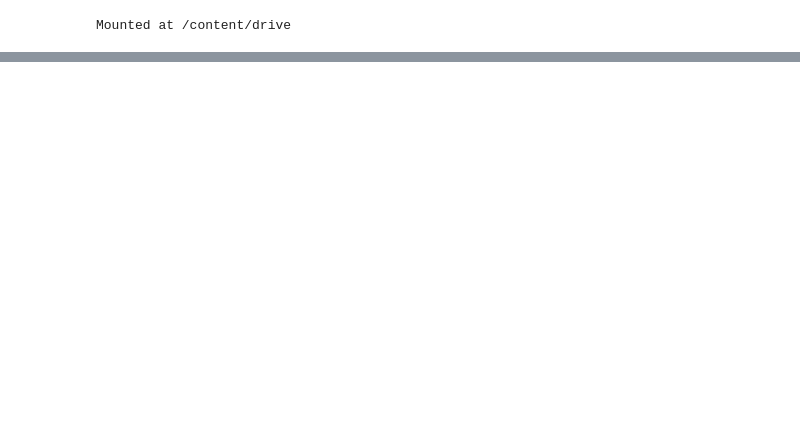
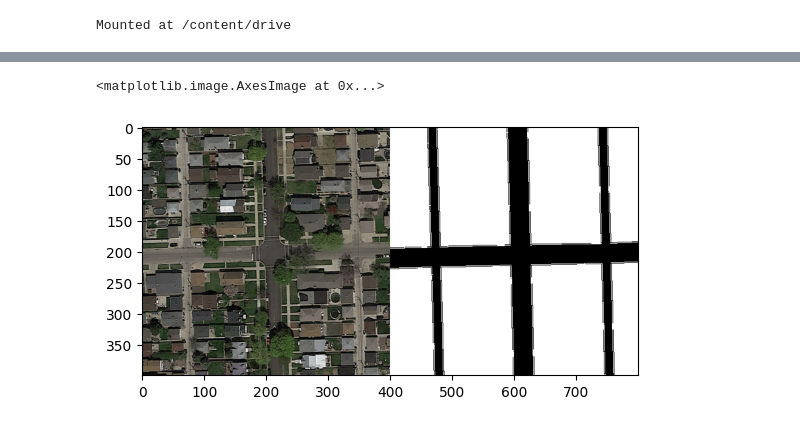
Before and after one commit to TomasVDDC/road-segmentation, a Jupyter notebook: runTomas.ipynb, the cells around one changed output, grey strips where cells are left out. Saved outputs shown, nothing was run; the diff lists cells and outputs as text; code cells hidden in the pictures; blank space fills up the shorter version.

```diff
--- a/runTomas.ipynb
+++ b/runTomas.ipynb
@@ -50,0 +201,11 @@ nothing added to commit but untracked files present (use "git add" to track)
+# %%
+# Lets look at data we have
+
+dataset = Dataset("./data/training/images", "./data/training/groundtruth", classes=['road'])
+
+image, mask = dataset[0] # get some sample
+img_pair = concatenate_images(image, mask.squeeze())
+plt.imshow(img_pair)
+# %% [output]
+<matplotlib.image.AxesImage at 0x...>
+[figure, added]
```
Also changed, not shown: parts of 26 cells of this notebook, 2 other files.
